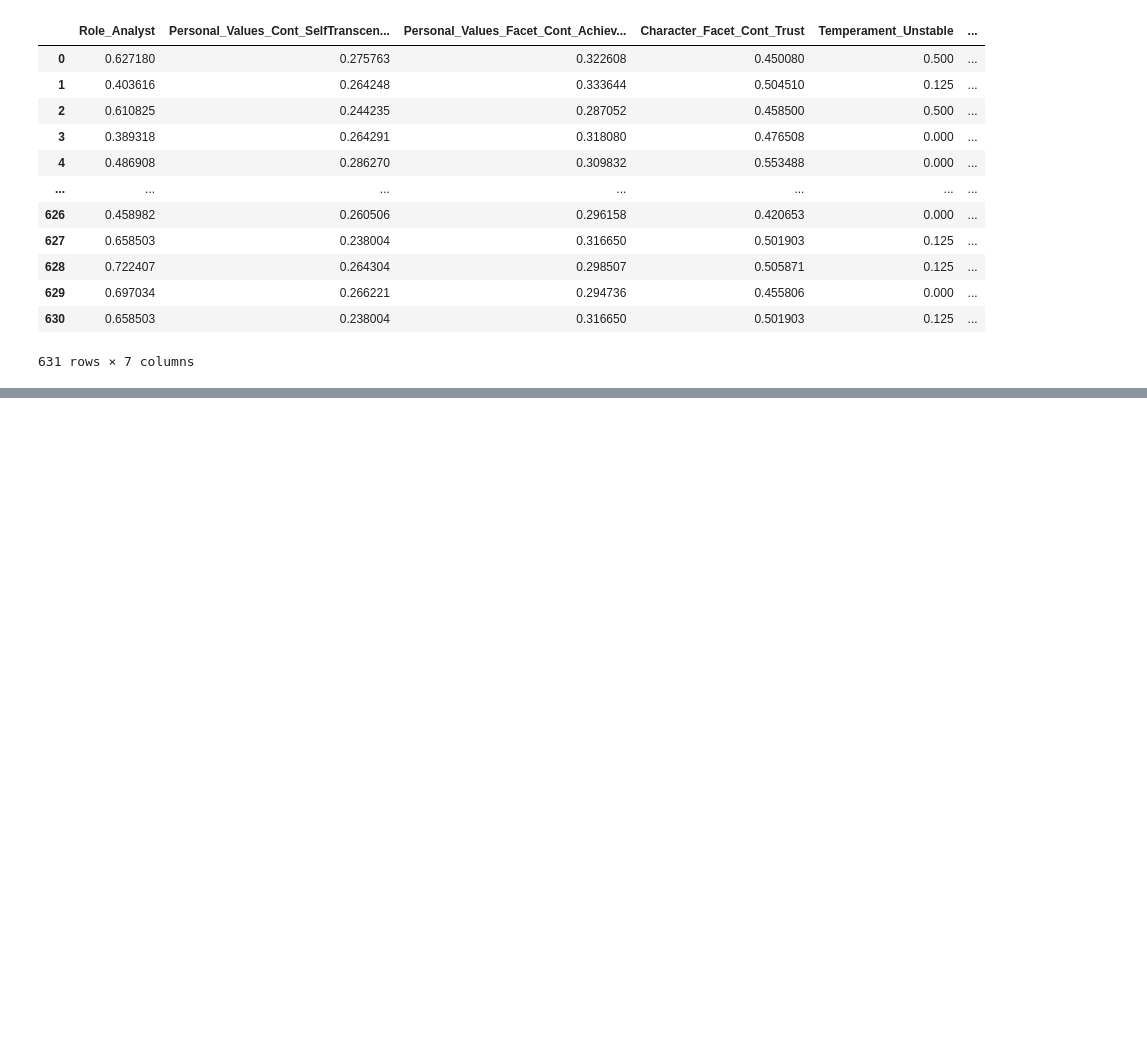
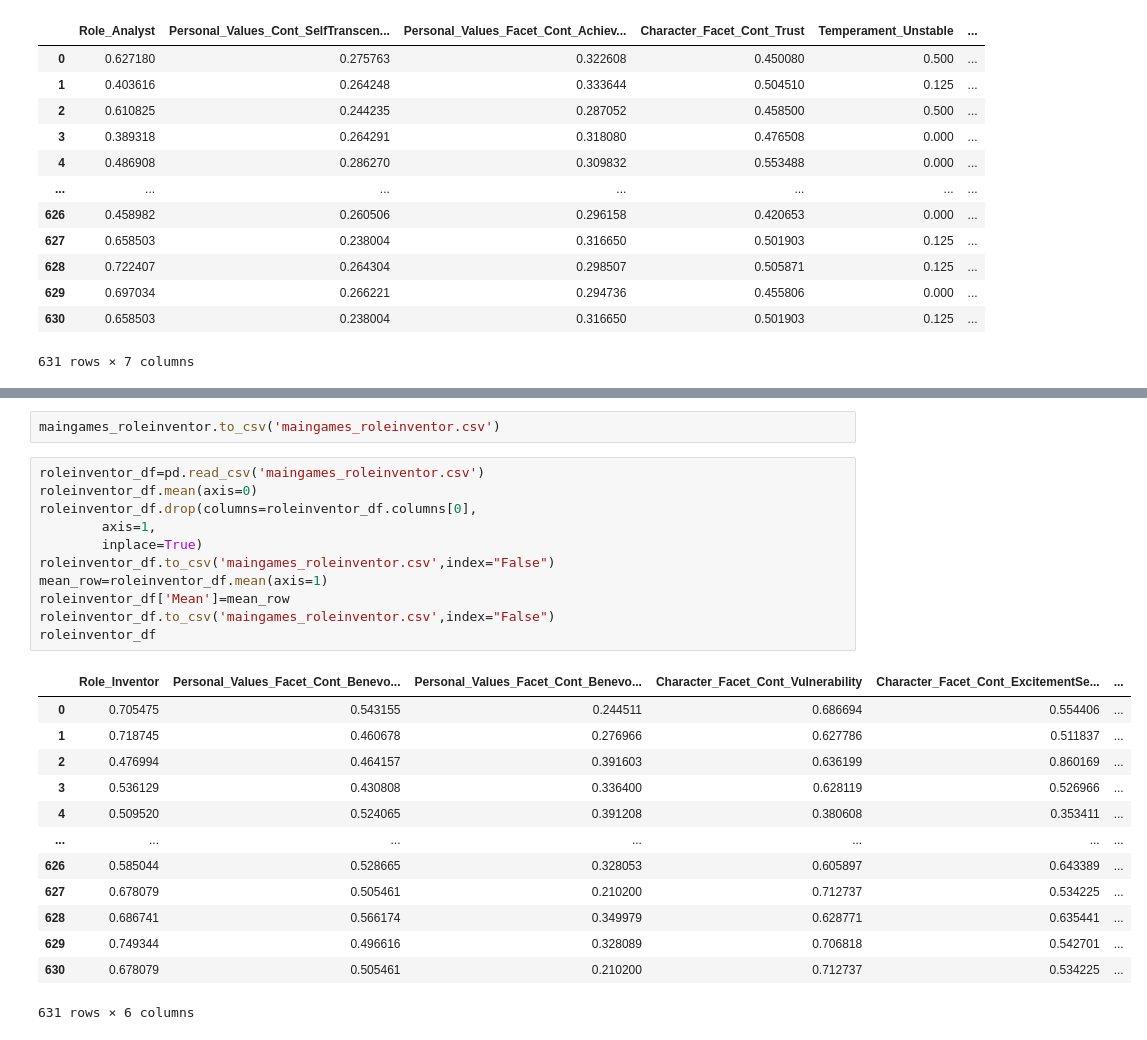
Before and after one commit to dindaslsbilla/coba, a Jupyter notebook: Untitled1.ipynb, the cells around one changed output, grey strips where cells are left out. Drawn from its saved outputs; the diff is of its cells as text; blank space fills up the shorter version.

Commit message:
add role inventor csv

```diff
--- a/Untitled1.ipynb
+++ b/Untitled1.ipynb
@@ -952,0 +971,27 @@ roleanalyst_df
+# %%
+maingames_roleinventor.to_csv('maingames_roleinventor.csv')
+# %%
+roleinventor_df=pd.read_csv('maingames_roleinventor.csv')
+roleinventor_df.mean(axis=0)
+roleinventor_df.drop(columns=roleinventor_df.columns[0],
+        axis=1,
+        inplace=True)
+roleinventor_df.to_csv('maingames_roleinventor.csv',index="False")
+mean_row=roleinventor_df.mean(axis=1)
+roleinventor_df['Mean']=mean_row
+roleinventor_df.to_csv('maingames_roleinventor.csv',index="False")
+roleinventor_df
+# %% [output]
+|  | Role_Inventor | Personal_Values_Facet_Cont_Benevo... | Personal_Values_Facet_Cont_Benevo... | Character_Facet_Cont_Vulnerability | Character_Facet_Cont_ExcitementSe... | ... |
+| 0 | 0.705475 | 0.543155 | 0.244511 | 0.686694 | 0.554406 | ... |
+| 1 | 0.718745 | 0.460678 | 0.276966 | 0.627786 | 0.511837 | ... |
+| 2 | 0.476994 | 0.464157 | 0.391603 | 0.636199 | 0.860169 | ... |
+| 3 | 0.536129 | 0.430808 | 0.336400 | 0.628119 | 0.526966 | ... |
+| 4 | 0.509520 | 0.524065 | 0.391208 | 0.380608 | 0.353411 | ... |
+| ... | ... | ... | ... | ... | ... | ... |
+| 626 | 0.585044 | 0.528665 | 0.328053 | 0.605897 | 0.643389 | ... |
+| 627 | 0.678079 | 0.505461 | 0.210200 | 0.712737 | 0.534225 | ... |
+| 628 | 0.686741 | 0.566174 | 0.349979 | 0.628771 | 0.635441 | ... |
+| 629 | 0.749344 | 0.496616 | 0.328089 | 0.706818 | 0.542701 | ... |
+| 630 | 0.678079 | 0.505461 | 0.210200 | 0.712737 | 0.534225 | ... |
+631 rows × 6 columns
```
Also changed, not shown: parts of 1 cell of this notebook, 1 other file.
